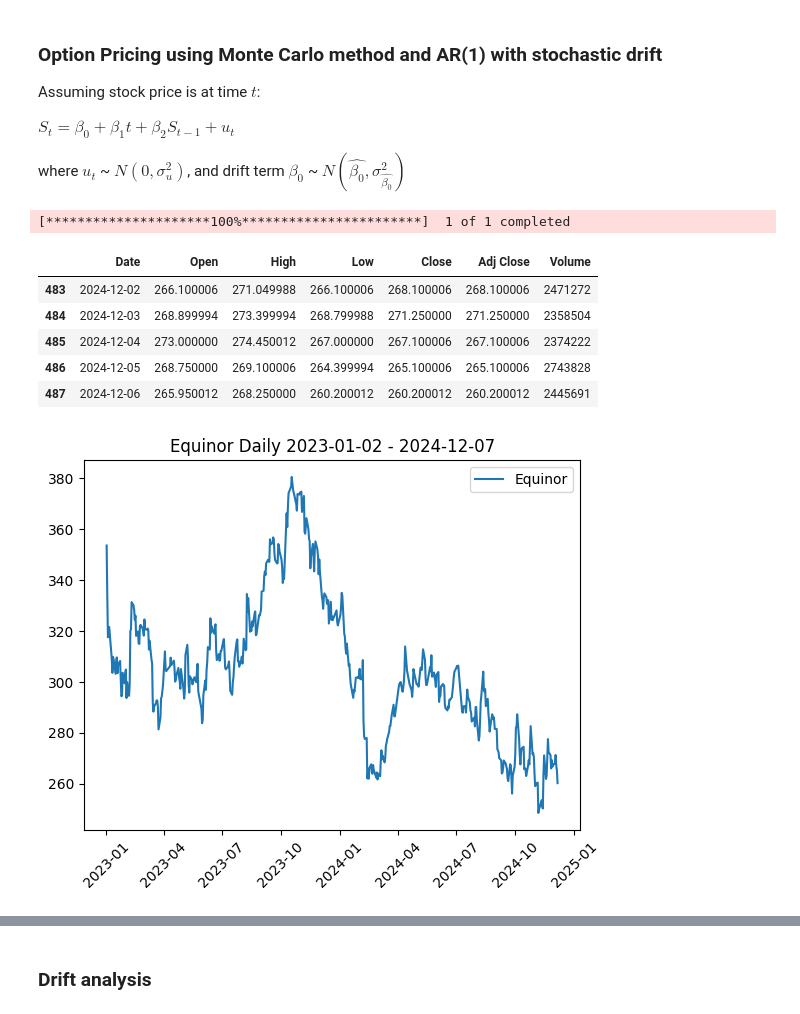
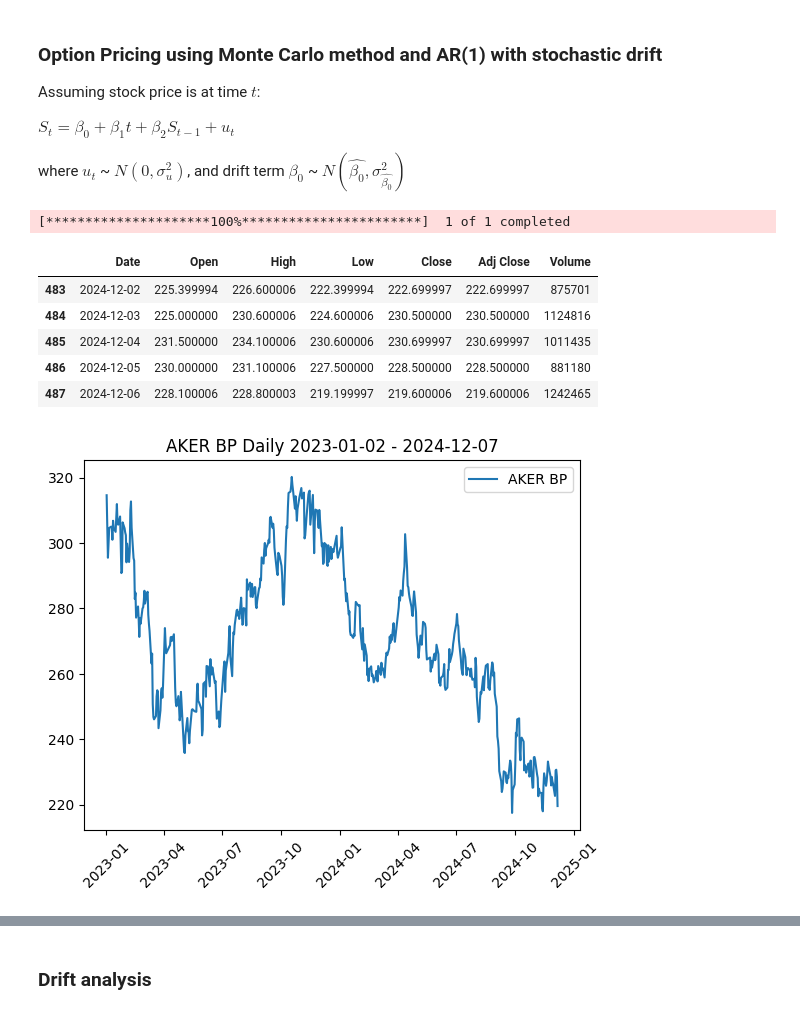
Before and after one commit to nathsten/stochastic-analysis, a Jupyter notebook: Options.ipynb, the cells around one changed output, grey strips where cells are left out. Cells and saved outputs as stored; diff of their text form; code cells hidden in the pictures.

```diff
--- a/Options.ipynb
+++ b/Options.ipynb
@@ -16,21 +16,21 @@ from scipy import stats
 from matplotlib import pyplot as plt
 import statsmodels.api as sm
 # %%
-stock = "Equinor"
-ticker = "EQNR.OL"
+stock = "AKER BP"
+ticker = "AKRBP.OL"
 today = dt.datetime.today()
 
 df = yf.download(ticker, start='2023-01-01', end=today, period='1d')
 df.reset_index(inplace=True)
 df.tail()
 # %% [output]
 [*********************100%***********************]  1 of 1 completed
 |  | Date | Open | High | Low | Close | Adj Close | Volume |
-| 483 | 2024-12-02 | 266.100006 | 271.049988 | 266.100006 | 268.100006 | 268.100006 | 2471272 |
-| 484 | 2024-12-03 | 268.899994 | 273.399994 | 268.799988 | 271.250000 | 271.250000 | 2358504 |
-| 485 | 2024-12-04 | 273.000000 | 274.450012 | 267.000000 | 267.100006 | 267.100006 | 2374222 |
-| 486 | 2024-12-05 | 268.750000 | 269.100006 | 264.399994 | 265.100006 | 265.100006 | 2743828 |
-| 487 | 2024-12-06 | 265.950012 | 268.250000 | 260.200012 | 260.200012 | 260.200012 | 2445691 |
+| 483 | 2024-12-02 | 225.399994 | 226.600006 | 222.399994 | 222.699997 | 222.699997 | 875701 |
+| 484 | 2024-12-03 | 225.000000 | 230.600006 | 224.600006 | 230.500000 | 230.500000 | 1124816 |
+| 485 | 2024-12-04 | 231.500000 | 234.100006 | 230.600006 | 230.699997 | 230.699997 | 1011435 |
+| 486 | 2024-12-05 | 230.000000 | 231.100006 | 227.500000 | 228.500000 | 228.500000 | 881180 |
+| 487 | 2024-12-06 | 228.100006 | 228.800003 | 219.199997 | 219.600006 | 219.600006 | 1242465 |
 # %%
 plt.plot(df['Date'], df['Close'], label=stock)
 plt.legend()
@@ -38,7 +38,7 @@ plt.xticks(rotation=45)
 plt.title(f'{stock} Daily {df.loc[0, "Date"].date()} - {today.date()}')
 plt.show()
 # %% [output]
-[figure, old version]
+[figure, new version]
 # %%
 t = [i+1 for i in range(len(df)-1)]
 S = np.array(df['Close'])
```
Also changed, not shown: parts of 5 cells of this notebook, 1 other file.
